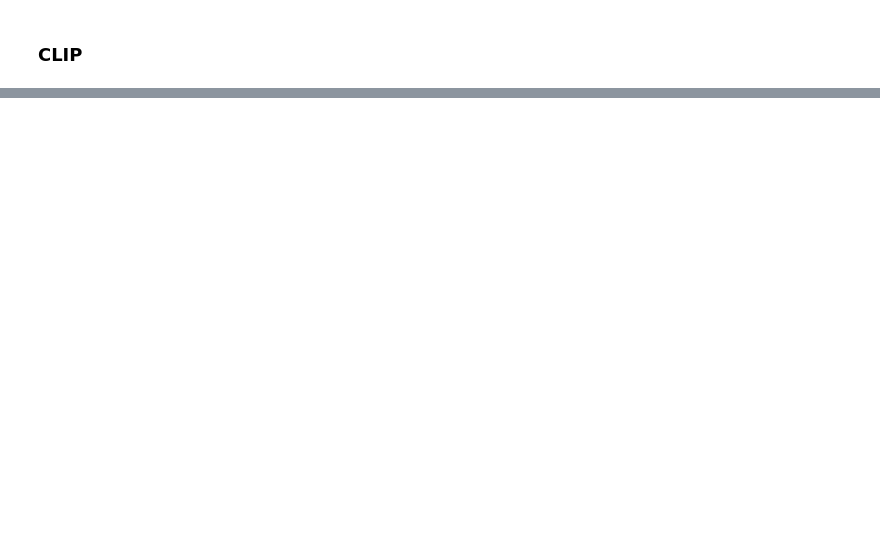
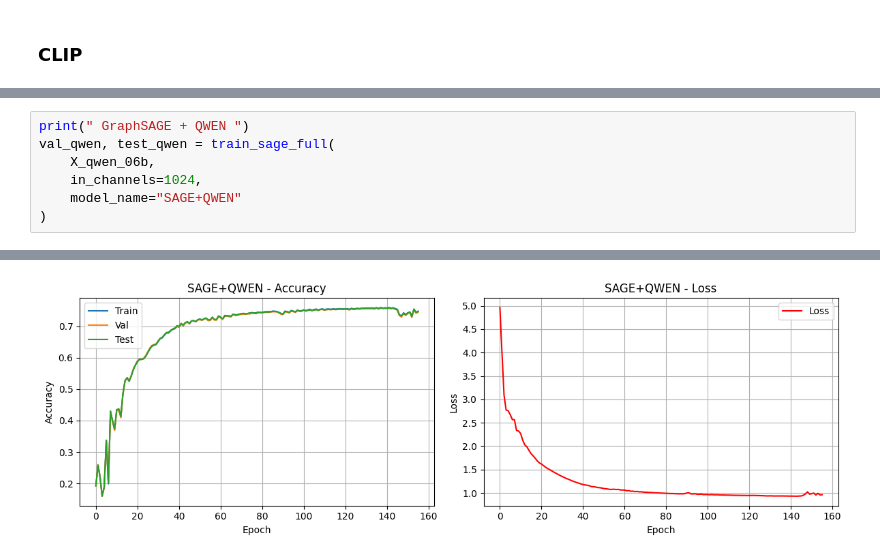
Before and after one commit to guilhermeRaibolt/gnn-embeddings, a Jupyter notebook: GNN_embeddings_Ala.ipynb, the cells around one changed output, grey strips where cells are left out. Saved outputs shown, nothing was run; the diff lists cells and outputs as text; blank space fills up the shorter version.

```diff
--- a/GNN_embeddings_Ala.ipynb
+++ b/GNN_embeddings_Ala.ipynb
@@ -825,0 +892,8 @@ KeyboardInterrupt:
+# %%
+print(" GraphSAGE + QWEN ")
+val_qwen, test_qwen = train_sage_full(
+    X_qwen_06b,
+    in_channels=1024,
+    model_name="SAGE+QWEN"
+)
+# %% [output]
@@ -825,0 +912 @@ KeyboardInterrupt:
+[figure, added]
```
Also changed, not shown: parts of 27 cells of this notebook, 1 other file.
